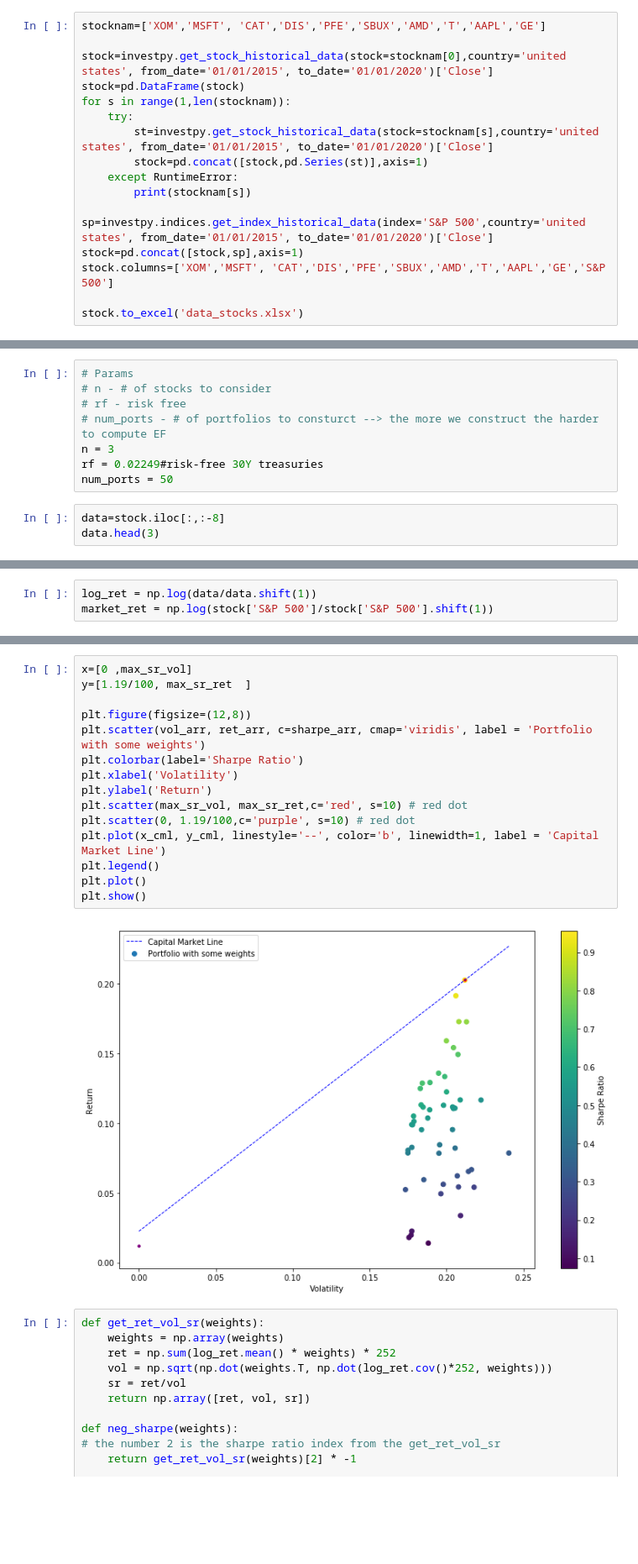
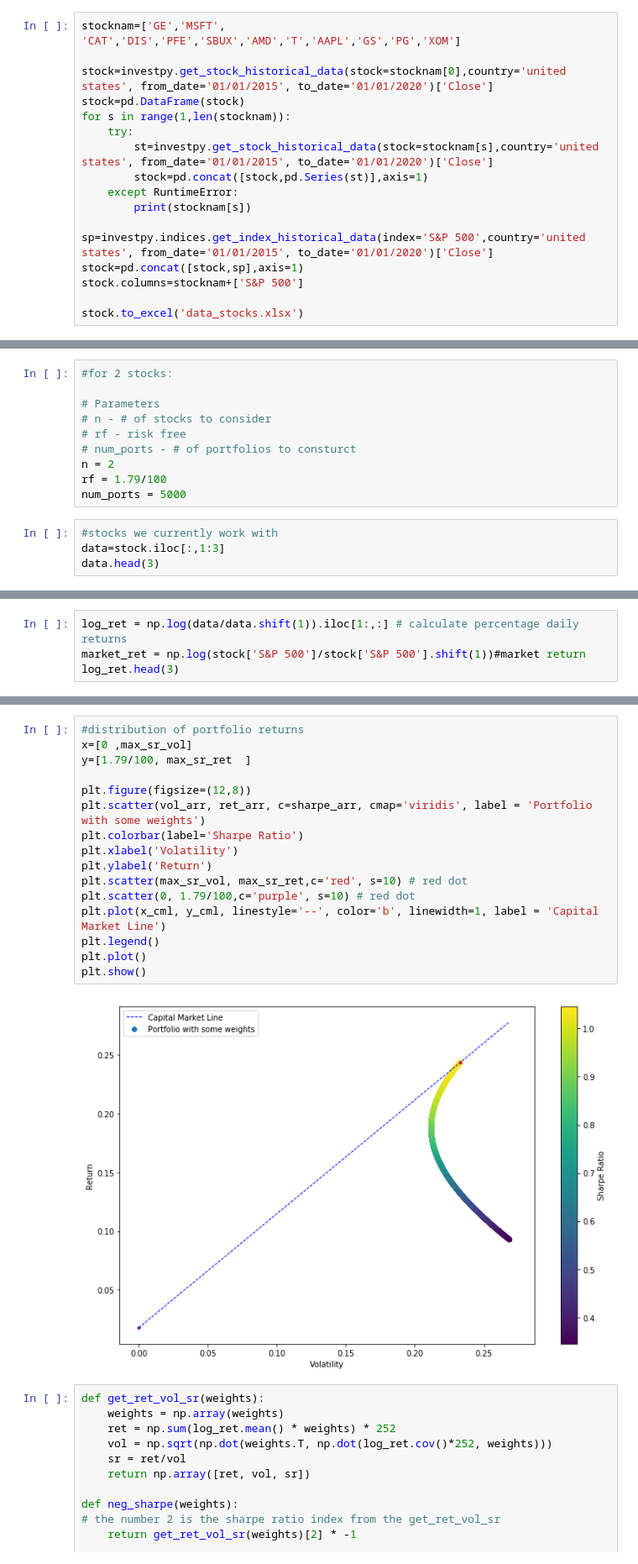
Before and after one commit to anastasia-yaschenko/Markovitz, a Jupyter notebook: ap.ipynb, the cells around one changed output, grey strips where cells are left out. Shown at 84% size. Saved outputs shown, nothing was run; the diff lists cells and outputs as text; blank space fills up the shorter version.

```diff
--- a/ap.ipynb
+++ b/ap.ipynb
@@ -8,5 +9,5 @@ import investpy
 # %%
-stocknam=['XOM','MSFT', 'CAT','DIS','PFE','SBUX','AMD','T','AAPL','GE']
+stocknam=['GE','MSFT', 'CAT','DIS','PFE','SBUX','AMD','T','AAPL','GS','PG','XOM']
 
 stock=investpy.get_stock_historical_data(stock=stocknam[0],country='united states', from_date='01/01/2015', to_date='01/01/2020')['Close']
 stock=pd.DataFrame(stock)
@@ -19,6 +20,6 @@ for s in range(1,len(stocknam)):
 
 sp=investpy.indices.get_index_historical_data(index='S&P 500',country='united states', from_date='01/01/2015', to_date='01/01/2020')['Close']
 stock=pd.concat([stock,sp],axis=1)
-stock.columns=['XOM','MSFT', 'CAT','DIS','PFE','SBUX','AMD','T','AAPL','GE','S&P 500']
+stock.columns=stocknam+['S&P 500']
 
 stock.to_excel('data_stocks.xlsx')
@@ -33,12 +43,15 @@ stock.head(3)
 # %%
-# Params
+#for 2 stocks:
+
+# Parameters
 # n - # of stocks to consider
 # rf - risk free
-# num_ports - # of portfolios to consturct --> the more we construct the harder to compute EF
-n = 3
-rf = 0.02249#risk-free 30Y treasuries
-num_ports = 50
+# num_ports - # of portfolios to consturct
+n = 2
+rf = 1.79/100
+num_ports = 5000
 # %%
-data=stock.iloc[:,:-8]
+#stocks we currently work with
+data=stock.iloc[:,1:3]
 data.head(3)
 # %% [output]
@@ -50,3 +63,4 @@ data.head(3)
 # %%
-log_ret = np.log(data/data.shift(1))
-market_ret = np.log(stock['S&P 500']/stock['S&P 500'].shift(1))
+log_ret = np.log(data/data.shift(1)).iloc[1:,:] # calculate percentage daily returns
+market_ret = np.log(stock['S&P 500']/stock['S&P 500'].shift(1))#market return
+log_ret.head(3)
@@ -113,20 +169,21 @@ y_cml = list(map(lambda x: rf + slope * x, x_cml))
 # %%
+#distribution of portfolio returns
 x=[0 ,max_sr_vol]
-y=[1.19/100, max_sr_ret  ]
+y=[1.79/100, max_sr_ret  ]
 
 plt.figure(figsize=(12,8))
 plt.scatter(vol_arr, ret_arr, c=sharpe_arr, cmap='viridis', label = 'Portfolio with some weights')
 plt.colorbar(label='Sharpe Ratio')
 plt.xlabel('Volatility')
 plt.ylabel('Return')
 plt.scatter(max_sr_vol, max_sr_ret,c='red', s=10) # red dot
-plt.scatter(0, 1.19/100,c='purple', s=10) # red dot
+plt.scatter(0, 1.79/100,c='purple', s=10) # red dot
 plt.plot(x_cml, y_cml, linestyle='--', color='b', linewidth=1, label = 'Capital Market Line')
 plt.legend()
 plt.plot()
 plt.show()
 # %% [output]
-[figure, old version]
+[figure, new version]
 # %%
 def get_ret_vol_sr(weights):
     weights = np.array(weights)
```
Also changed, not shown: parts of 45 cells of this notebook.
